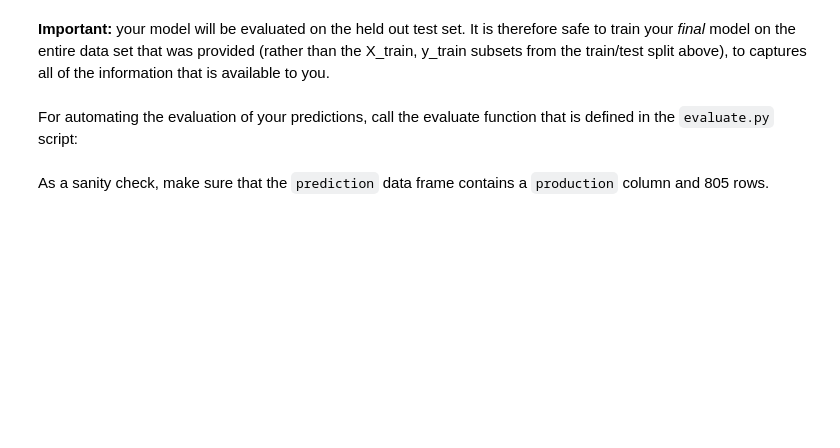
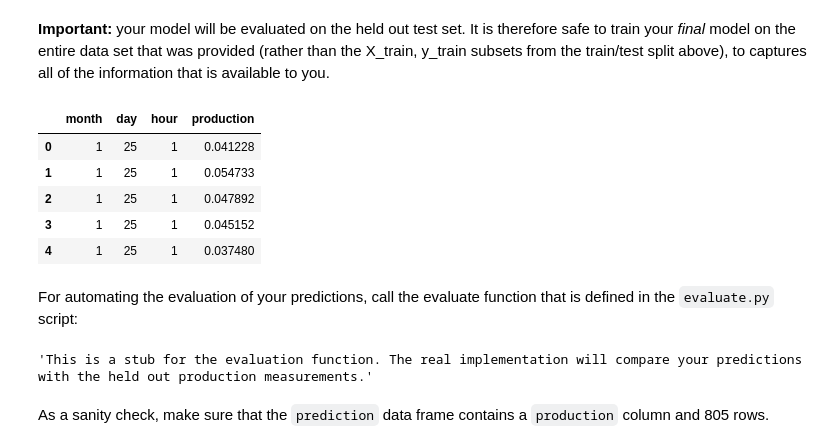
Before and after one commit to Jonuma/IoT_Project, a Jupyter notebook: data/assignment_coen.ipynb, the cells around one changed output. Drawn from its saved outputs; the diff is of its cells as text; code cells hidden in the pictures; blank space fills up the shorter version.

```diff
--- a/data/assignment_coen.ipynb
+++ b/data/assignment_coen.ipynb
@@ -493,7 +496,44 @@ prediction.head()
+# %%
+prediction = pd.read_csv('weather_test.csv')
+times = pd.to_datetime(prediction["time"])
+prediction['month'] = times.dt.month
+prediction['day'] = times.dt.dayofyear
+prediction['hour'] = times.dt.hour
+prediction = prediction.drop(prediction[prediction['hour'] == 0].index)
+prediction['visibility'] = prediction['visibility'].fillna(27890)
+prediction = prediction.drop_duplicates().reset_index(drop=True)
+
+real_data = prediction[["hour", "sun", "temperature", "humidity", "visibility"]]
+
+#writer = pd.ExcelWriter('real_data.xlsx')
+#real_data.to_excel(writer,'Sheet1')
+#writer.save()
+
+scaler = StandardScaler()
+scaler.fit(X)
+X_scaled = scaler.transform(X)
+
+clf = MLPRegressor(solver='lbfgs', hidden_layer_sizes=(250,), alpha=0.0001, max_iter=200)
+clf.fit(X_scaled, y)
+
+real_data_scaled = scaler.transform(real_data)
+
+prediction['production'] = clf.predict(real_data_scaled)
+prediction = prediction[['month', 'day', 'hour', 'production']]
+prediction.head()
+# %% [output]
+|  | month | day | hour | production |
+| 0 | 1 | 25 | 1 | 0.041228 |
+| 1 | 1 | 25 | 1 | 0.054733 |
+| 2 | 1 | 25 | 1 | 0.047892 |
+| 3 | 1 | 25 | 1 | 0.045152 |
+| 4 | 1 | 25 | 1 | 0.037480 |
 # %% [markdown]
 For automating the evaluation of your predictions, call the evaluate function that is defined in the `evaluate.py` script:
 # %%
 from evaluate import *
 evaluate(prediction)
+# %% [output]
+'This is a stub for the evaluation function. The real implementation will compare your predictions with the held out production measurements.'
 # %% [markdown]
 As a sanity check, make sure that the `prediction` data frame contains a `production` column and 805 rows.
```
Also changed, not shown: parts of 3 cells of this notebook.
